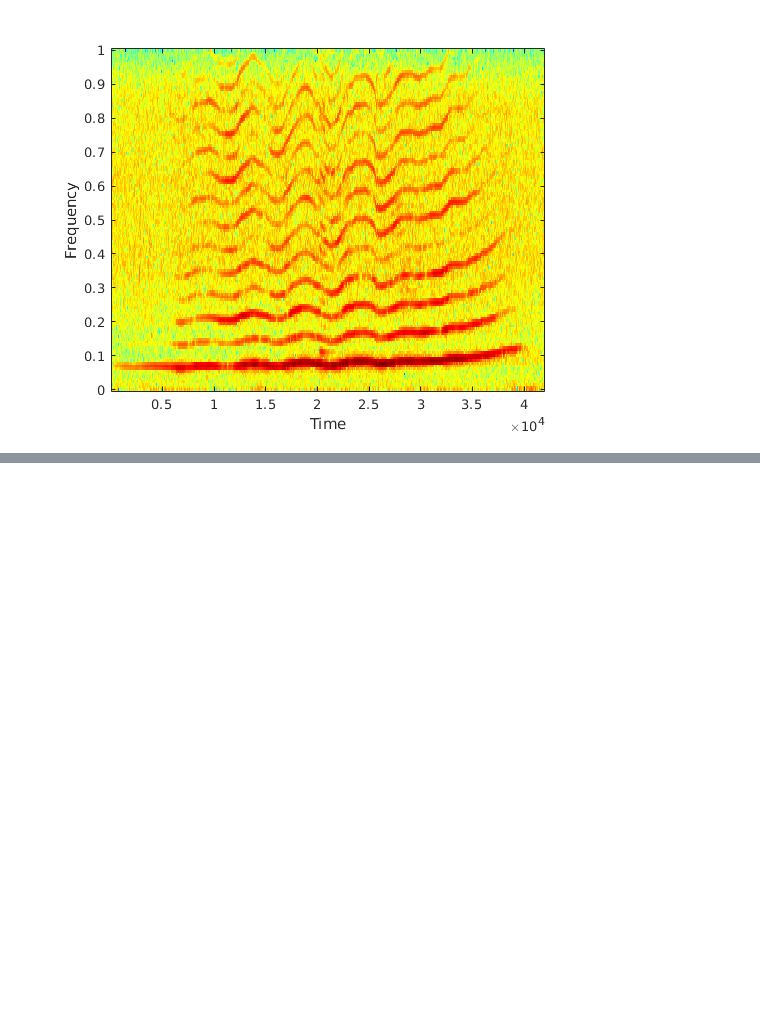
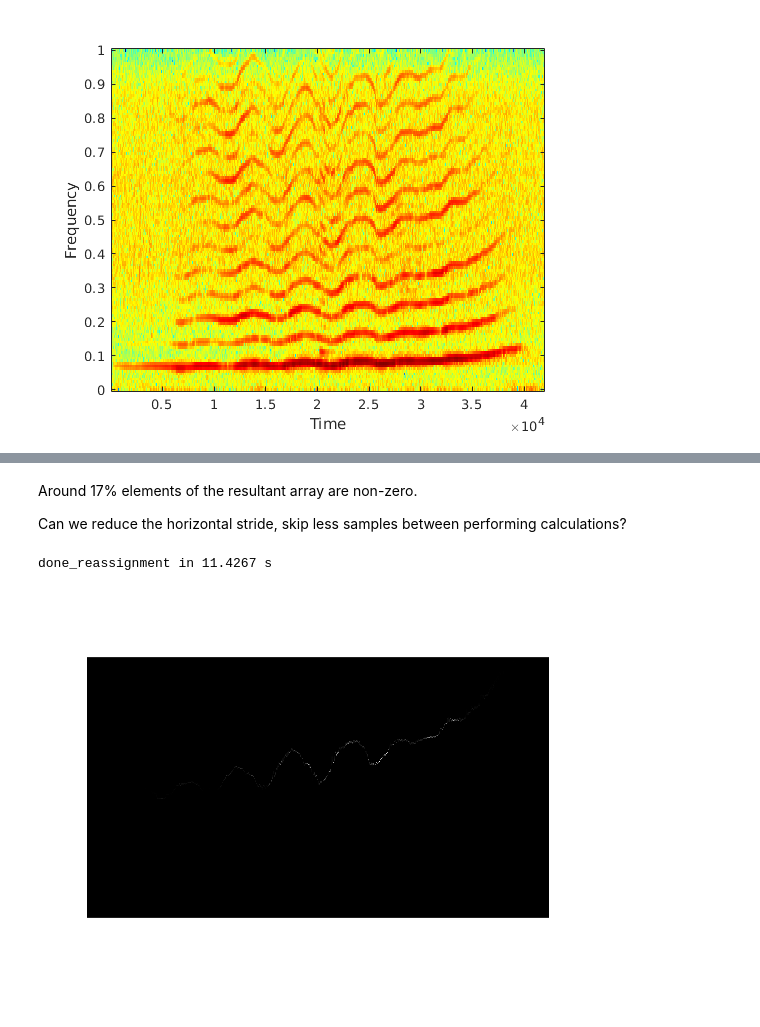
Before and after one commit to earthspecies/spectral_hyperresolution, a Jupyter notebook: linear_reassignment_example.ipynb, the cells around one changed output, grey strips where cells are left out. Cells and saved outputs as stored; diff of their text form; code cells hidden in the pictures; blank space fills up the shorter version.

```diff
--- a/linear_reassignment_example.ipynb
+++ b/linear_reassignment_example.ipynb
@@ -75,0 +94,13 @@ fwidth= log2(maxf/minf)*noct (rounded+1)
+# %% [markdown]
+Around 17% elements of the resultant array are non-zero.
+
+Can we reduce the horizontal stride, skip less samples between performing calculations?
+# %%
+noct = 300; % earlier we were dividing an octave into 100 frequencies
+result = reassignmentgw(x, q, tdeci, over, noct, minf, maxf);
+# %% [output]
+done_reassignment in 11.4267 s
+# %%
+imshow(full(result).', [0, max(full(result), [], 'all')])
+# %% [output]
+[figure, added]
```
Also changed, not shown: parts of 23 cells of this notebook.
